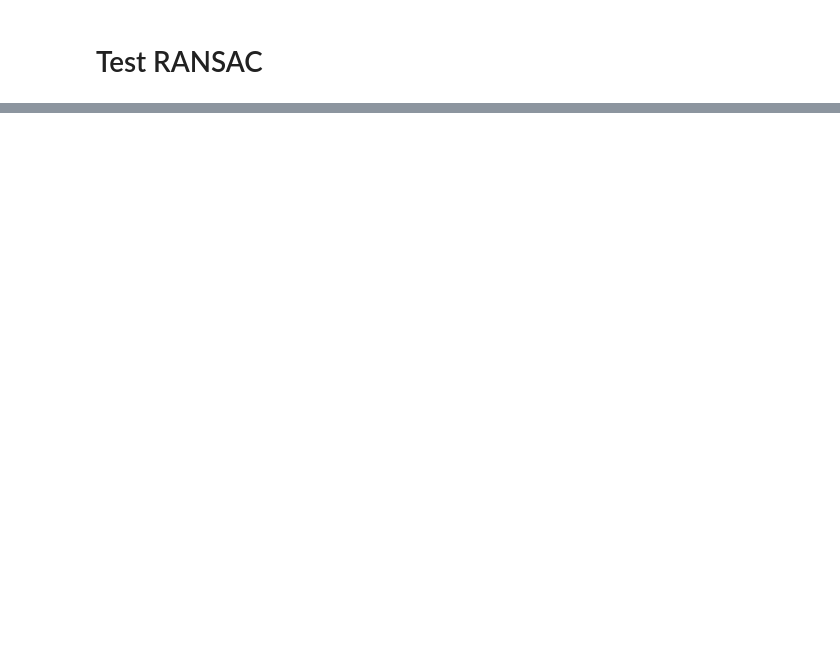
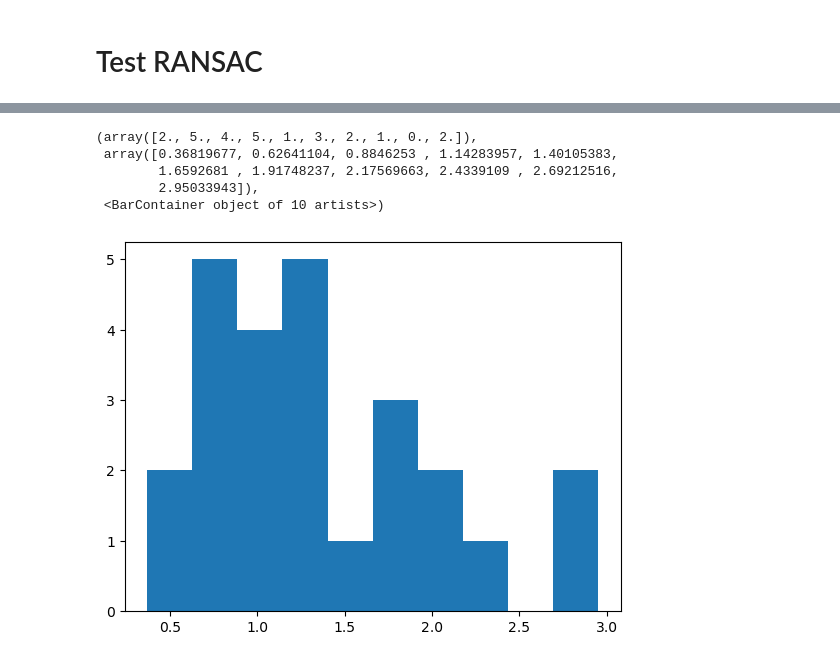
Before and after one commit to HarlinLee/PSC, a Jupyter notebook: experiments/initialization.ipynb, the cells around one changed output, grey strips where cells are left out. Cells and saved outputs as stored; diff of their text form; code cells hidden in the pictures; blank space fills up the shorter version.

```diff
--- a/experiments/initialization.ipynb
+++ b/experiments/initialization.ipynb
@@ -155,0 +203,9 @@ print(len(ys_new))
+# %%
+plt.hist((t2.mean(axis=-1)/t3.mean(axis=-1)).ravel()*100)
+# %% [output]
+(array([2., 5., 4., 5., 1., 3., 2., 1., 0., 2.]),
+ array([0.36819677, 0.62641104, 0.8846253 , 1.14283957, 1.40105383,
+        1.6592681 , 1.91748237, 2.17569663, 2.4339109 , 2.69212516,
+        2.95033943]),
+ <BarContainer object of 10 artists>)
+[figure, added]
```
Also changed, not shown: parts of 9 cells of this notebook, 10 other files.
